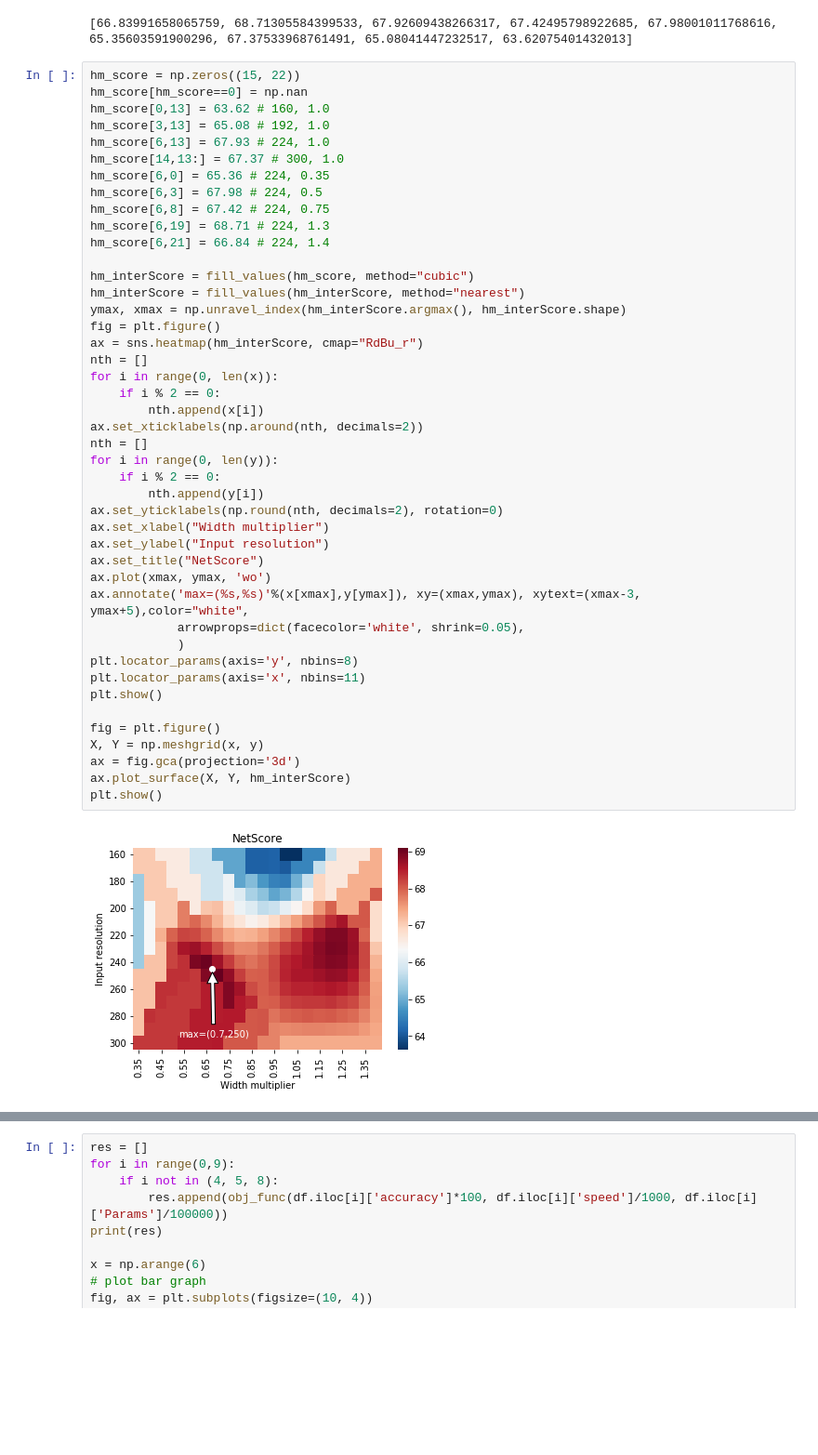
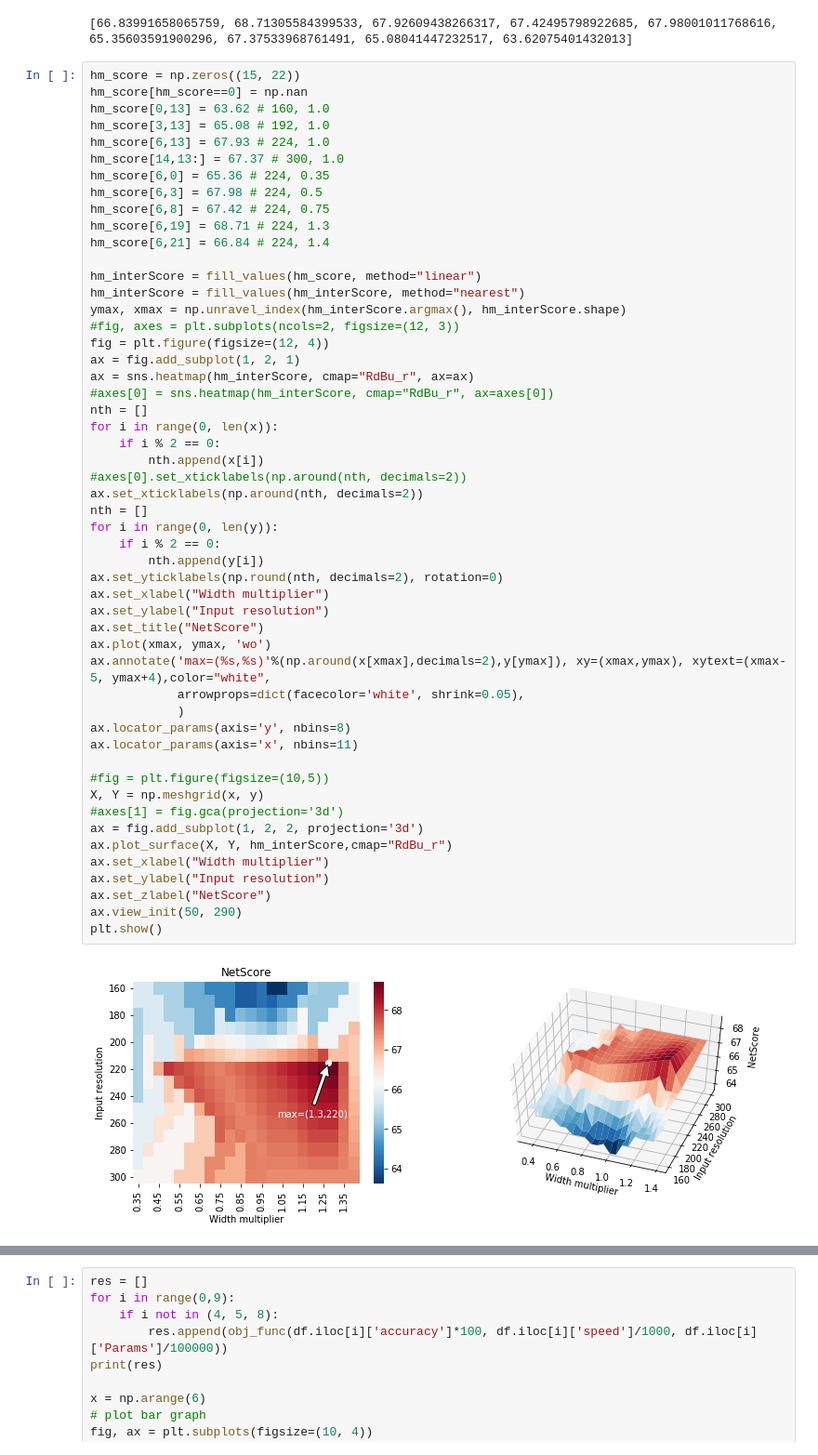
Before and after one commit to lindawangg/OLIV, a Jupyter notebook: eval/comparisons.ipynb, the cells around one changed output, grey strips where cells are left out. Shown at 93% size. Saved outputs shown, nothing was run; the diff lists cells and outputs as text; blank space fills up the shorter version.

Commit message:
changed plot orders and added 3d for netscore

```diff
--- a/eval/comparisons.ipynb
+++ b/eval/comparisons.ipynb
@@ -185,43 +176,51 @@ hm_score[hm_score==0] = np.nan
 hm_score[0,13] = 63.62 # 160, 1.0
 hm_score[3,13] = 65.08 # 192, 1.0
 hm_score[6,13] = 67.93 # 224, 1.0
 hm_score[14,13:] = 67.37 # 300, 1.0
 hm_score[6,0] = 65.36 # 224, 0.35
 hm_score[6,3] = 67.98 # 224, 0.5
 hm_score[6,8] = 67.42 # 224, 0.75
 hm_score[6,19] = 68.71 # 224, 1.3
 hm_score[6,21] = 66.84 # 224, 1.4
 
-hm_interScore = fill_values(hm_score, method="cubic")
+hm_interScore = fill_values(hm_score, method="linear")
 hm_interScore = fill_values(hm_interScore, method="nearest")
 ymax, xmax = np.unravel_index(hm_interScore.argmax(), hm_interScore.shape)
-fig = plt.figure()
-ax = sns.heatmap(hm_interScore, cmap="RdBu_r")
+#fig, axes = plt.subplots(ncols=2, figsize=(12, 3))
+fig = plt.figure(figsize=(12, 4))
+ax = fig.add_subplot(1, 2, 1)
+ax = sns.heatmap(hm_interScore, cmap="RdBu_r", ax=ax)
+#axes[0] = sns.heatmap(hm_interScore, cmap="RdBu_r", ax=axes[0])
 nth = []
 for i in range(0, len(x)):
     if i % 2 == 0:
         nth.append(x[i])
+#axes[0].set_xticklabels(np.around(nth, decimals=2))
 ax.set_xticklabels(np.around(nth, decimals=2))
 nth = []
 for i in range(0, len(y)):
     if i % 2 == 0:
         nth.append(y[i])
 ax.set_yticklabels(np.round(nth, decimals=2), rotation=0)
 ax.set_xlabel("Width multiplier")
 ax.set_ylabel("Input resolution")
 ax.set_title("NetScore")
 ax.plot(xmax, ymax, 'wo')
-ax.annotate('max=(%s,%s)'%(x[xmax],y[ymax]), xy=(xmax,ymax), xytext=(xmax-3, ymax+5),color="white",
+ax.annotate('max=(%s,%s)'%(np.around(x[xmax],decimals=2),y[ymax]), xy=(xmax,ymax), xytext=(xmax-5, ymax+4),color="white",
             arrowprops=dict(facecolor='white', shrink=0.05),
             )
-plt.locator_params(axis='y', nbins=8)
-plt.locator_params(axis='x', nbins=11)
+ax.locator_params(axis='y', nbins=8)
+ax.locator_params(axis='x', nbins=11)
+
+#fig = plt.figure(figsize=(10,5))
+X, Y = np.meshgrid(x, y)
+#axes[1] = fig.gca(projection='3d')
+ax = fig.add_subplot(1, 2, 2, projection='3d')
+ax.plot_surface(X, Y, hm_interScore,cmap="RdBu_r")
+ax.set_xlabel("Width multiplier")
+ax.set_ylabel("Input resolution")
+ax.set_zlabel("NetScore")
+ax.view_init(50, 290)
 plt.show()
-
-fig = plt.figure()
-X, Y = np.meshgrid(x, y)
-ax = fig.gca(projection='3d')
-ax.plot_surface(X, Y, hm_interScore)
-plt.show()
 # %% [output]
-[figure, old version]
+[figure, new version]
```
Also changed, not shown: parts of 8 cells of this notebook.
